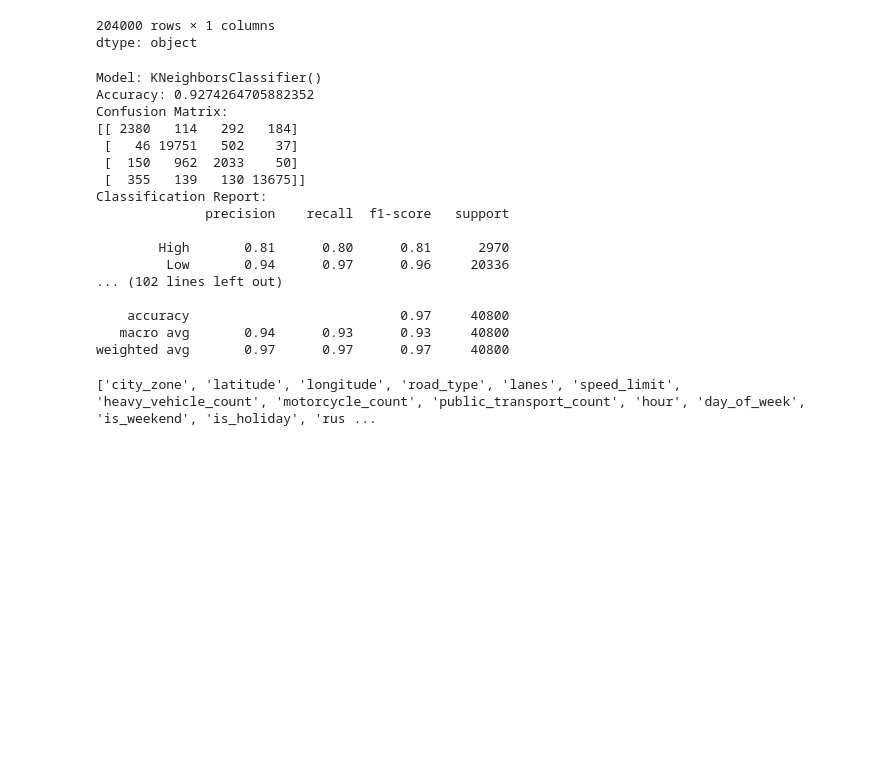
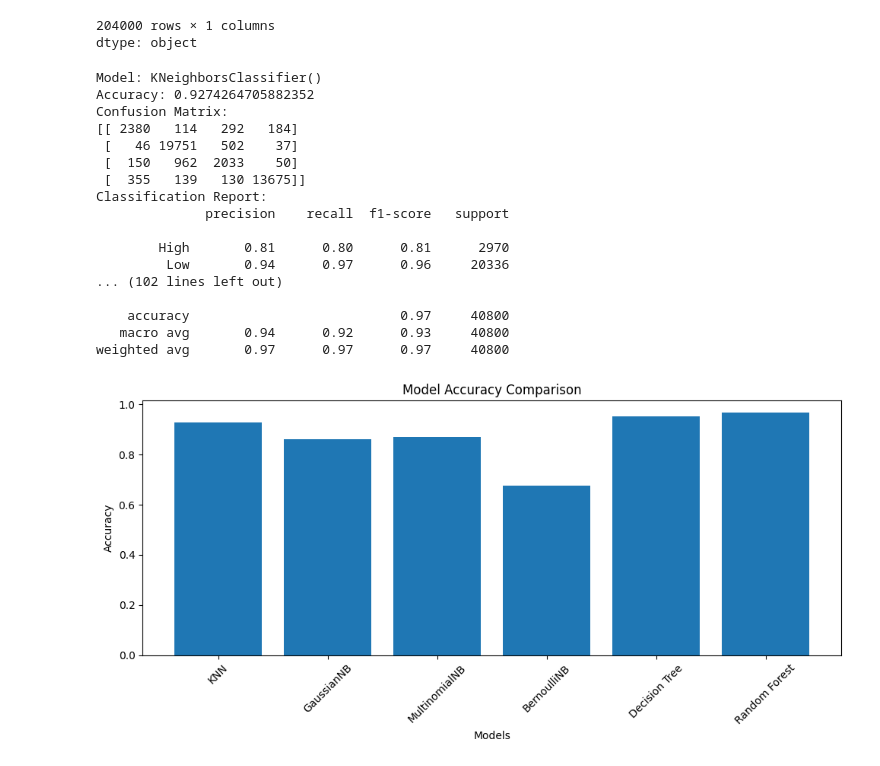
Before and after one commit to catherinesg03/traffic-congestion-prediction, a Jupyter notebook: Smart_City.ipynb, the cells around one changed output. Saved outputs shown, nothing was run; the diff lists cells and outputs as text; code cells hidden in the pictures; blank space fills up the shorter version.

```diff
--- a/Smart_City.ipynb
+++ b/Smart_City.ipynb
@@ -270,6 +270,7 @@ scaler = MinMaxScaler()
 X_train_minmax = scaler.fit_transform(X_train)
 X_test_minmax = scaler.transform(X_test)
 # %%
+
 from sklearn.neighbors import KNeighborsClassifier
 from sklearn.naive_bayes import GaussianNB, MultinomialNB, BernoulliNB
 from sklearn.tree import DecisionTreeClassifier
@@ -277,7 +278,20 @@ from sklearn.ensemble import RandomForestClassifier
 
 from sklearn.metrics import accuracy_score, confusion_matrix, classification_report
 
-models = [KNeighborsClassifier(),GaussianNB(),MultinomialNB(),BernoulliNB(),DecisionTreeClassifier(),RandomForestClassifier(n_estimators=100,criterion='gini')]
+models = [
+    KNeighborsClassifier(),
+    GaussianNB(),
+    MultinomialNB(),
+    BernoulliNB(),
+    DecisionTreeClassifier(random_state=42),
+    RandomForestClassifier(n_estimators=50, criterion='gini', random_state=42)
+]
+
+accuracy = []
+f1_scores = []
+
+model_names = ["KNN", "GaussianNB", "MultinomialNB",
+               "BernoulliNB", "Decision Tree", "Random Forest"]
 
 for model in models:
 
@@ -293,12 +307,18 @@ for model in models:
         model.fit(X_train, y_train)
         y_pred = model.predict(X_test)
 
+    acc = accuracy_score(y_test, y_pred)
+    report = classification_report(y_test, y_pred, output_dict=True)
+
     print("\nModel:", model)
-    print("Accuracy:", accuracy_score(y_test, y_pred))
+    print("Accuracy:", acc)
     print("Confusion Matrix:")
     print(confusion_matrix(y_test, y_pred))
     print("Classification Report:")
     print(classification_report(y_test, y_pred))
+
+    accuracy.append(acc)
+    f1_scores.append(report["macro avg"]["f1-score"])
 # %% [output]
 Model: KNeighborsClassifier()
 Accuracy: 0.9274264705882352
@@ -315,9 +335,16 @@ Classification Report:
 ... (102 lines left out)
 
     accuracy                           0.97     40800
-   macro avg       0.94      0.93      0.93     40800
+   macro avg       0.94      0.92      0.93     40800
 weighted avg       0.97      0.97      0.97     40800
-# %%
-print(df.columns.tolist())
-# %% [output]
-['city_zone', 'latitude', 'longitude', 'road_type', 'lanes', 'speed_limit', 'heavy_vehicle_count', 'motorcycle_count', 'public_transport_count', 'hour', 'day_of_week', 'is_weekend', 'is_holiday', 'rus ...
+# %%
+plt.figure(figsize=(10,5))
+plt.bar(model_names, accuracy)
+plt.xlabel("Models")
+plt.ylabel("Accuracy")
+plt.title("Model Accuracy Comparison")
+plt.xticks(rotation=45)
+plt.tight_layout()
+plt.show()
+# %% [output]
+[figure, added]
```
Also changed, not shown: parts of 3 cells of this notebook.
